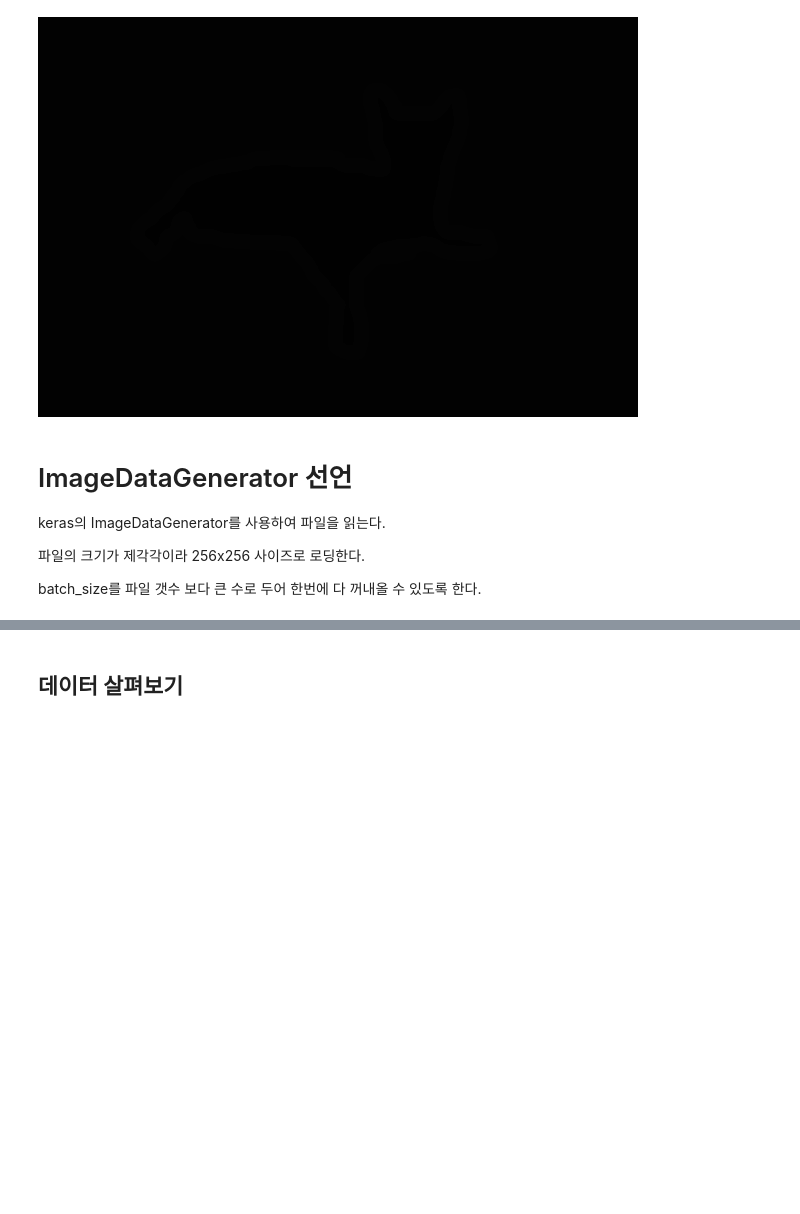
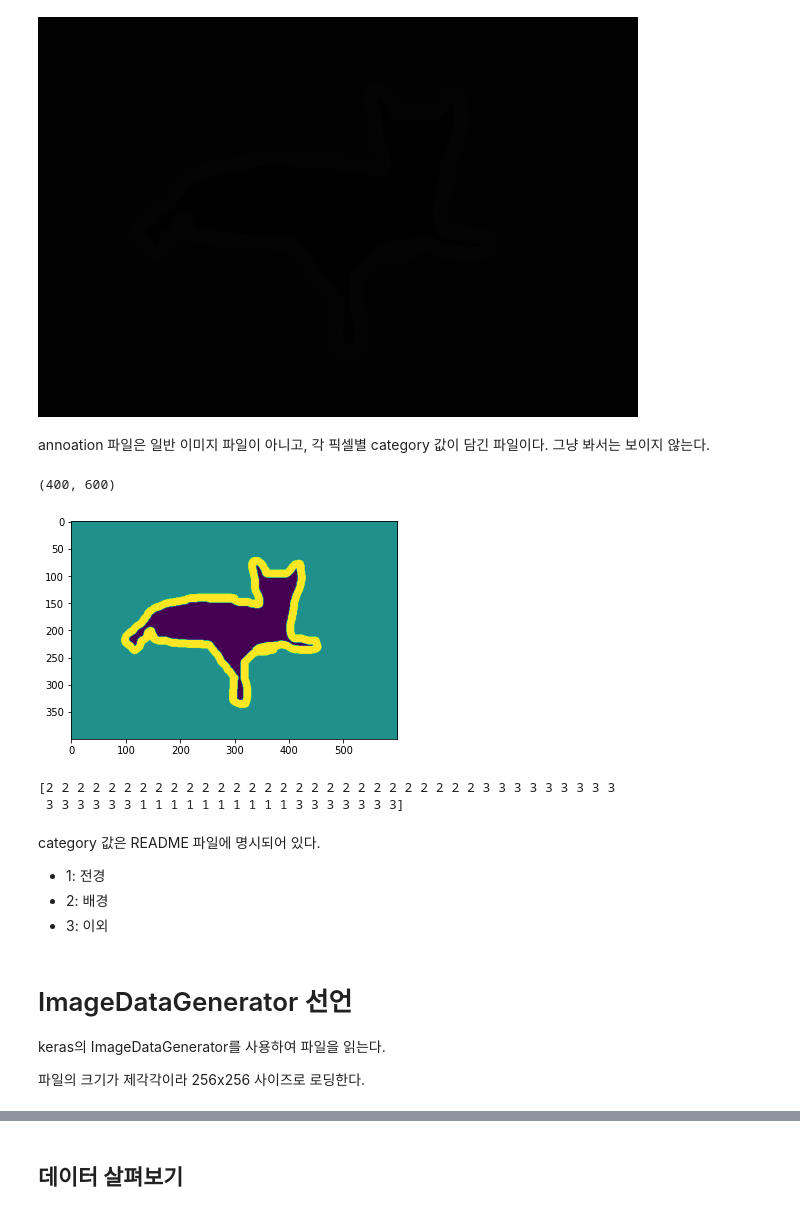
Before and after one commit to dhrim/opensw_camp_2020, a Jupyter notebook: material/deep_learning/unet_segementation_color_image.ipynb, the cells around one changed output, grey strips where cells are left out. Drawn from its saved outputs; the diff is of its cells as text; code cells hidden in the pictures; blank space fills up the shorter version.

```diff
--- a/material/deep_learning/unet_segementation_color_image.ipynb
+++ b/material/deep_learning/unet_segementation_color_image.ipynb
@@ -189,15 +144,31 @@ display(Image('annotations/trimaps/Abyssinian_1.png'))
 # %% [output]
 [figure]
 [figure]
+# %% [markdown]
+annoation 파일은 일반 이미지 파일이 아니고, 각 픽셀별 category 값이 담긴 파일이다.
+그냥 봐서는 보이지 않는다.
+# %%
+label = cv2.imread('annotations/trimaps/Abyssinian_1.png', cv2.IMREAD_GRAYSCALE)
+print(label.shape)
+plt.imshow(label)
+plt.show()
+print(label[100][300:360])
+# %% [output]
+(400, 600)
+[figure, added]
+[2 2 2 2 2 2 2 2 2 2 2 2 2 2 2 2 2 2 2 2 2 2 2 2 2 2 2 2 3 3 3 3 3 3 3 3 3
+ 3 3 3 3 3 3 1 1 1 1 1 1 1 1 1 1 3 3 3 3 3 3 3]
+# %% [markdown]
+category 값은 README 파일에 명시되어 있다.
+- 1: 전경
+- 2: 배경
+- 3: 이외
 # %% [markdown]
 # ImageDataGenerator 선언
 
 keras의 ImageDataGenerator를 사용하여 파일을 읽는다.
 
 파일의 크기가 제각각이라 256x256 사이즈로 로딩한다.
-
-
-batch_size를 파일 갯수 보다 큰 수로 두어 한번에 다 꺼내올 수 있도록 한다.
 # %%
 from keras.preprocessing.image import ImageDataGenerator
 
```
Also changed, not shown: parts of 18 cells of this notebook.
